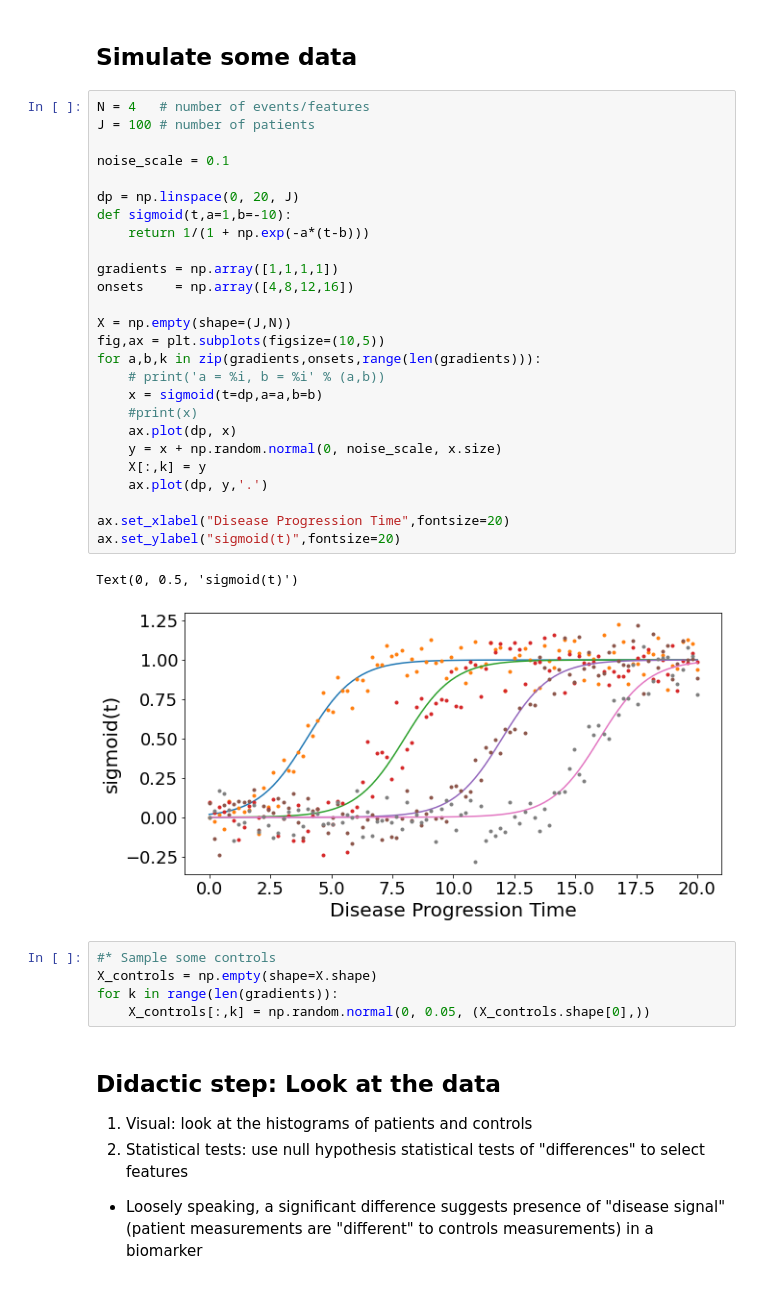
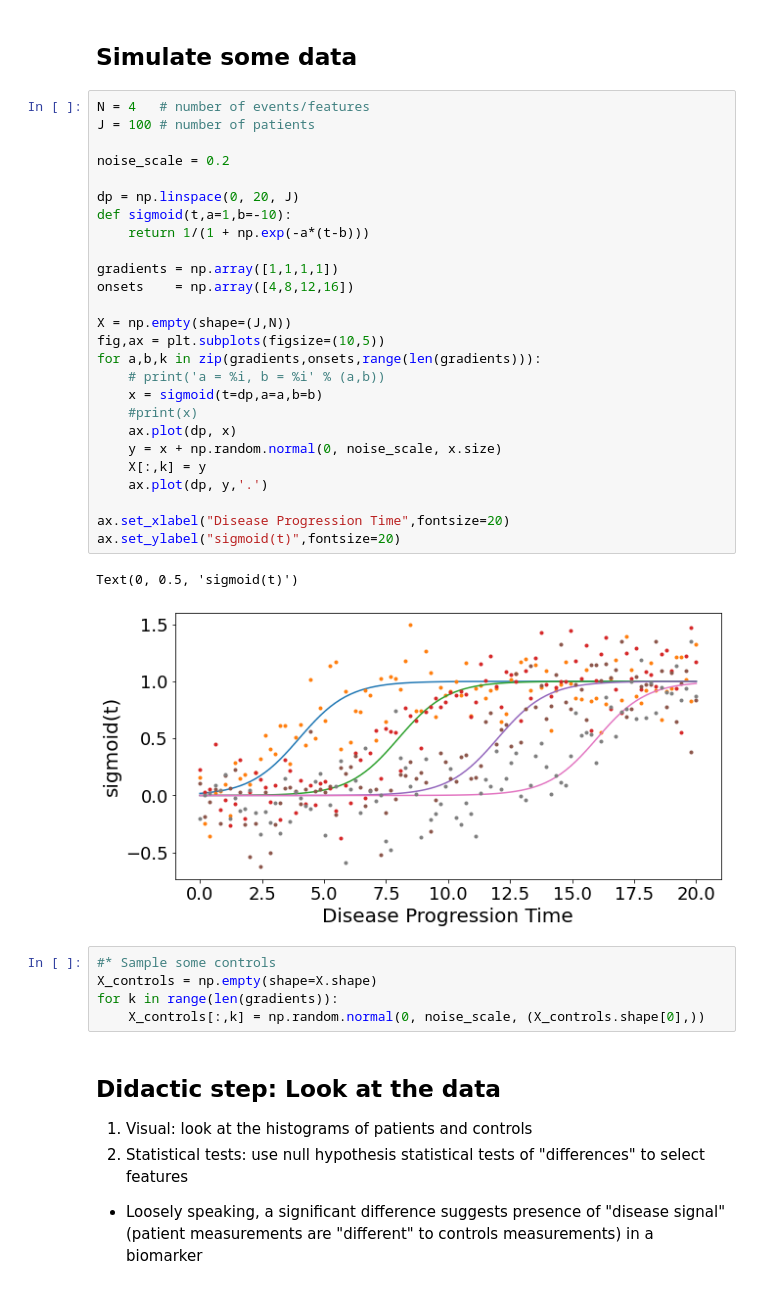
Before and after one commit to ucl-pond/kde_ebm, a Jupyter notebook: examples/kde_ebm_walkthrough.ipynb, the cells around one changed output. Drawn from its saved outputs; the diff is of its cells as text.

```diff
--- a/examples/kde_ebm_walkthrough.ipynb
+++ b/examples/kde_ebm_walkthrough.ipynb
@@ -33,37 +33,37 @@ plt.rcParams.update({'font.size': 18}) # default fontsize
 # %%
 N = 4   # number of events/features
 J = 100 # number of patients
 
-noise_scale = 0.1
+noise_scale = 0.2
 
 dp = np.linspace(0, 20, J)
 def sigmoid(t,a=1,b=-10):
     return 1/(1 + np.exp(-a*(t-b)))
 
 gradients = np.array([1,1,1,1])
 onsets    = np.array([4,8,12,16])
 
 X = np.empty(shape=(J,N))
 fig,ax = plt.subplots(figsize=(10,5))
 for a,b,k in zip(gradients,onsets,range(len(gradients))):
     # print('a = %i, b = %i' % (a,b))
     x = sigmoid(t=dp,a=a,b=b)
     #print(x)
     ax.plot(dp, x)
     y = x + np.random.normal(0, noise_scale, x.size)
     X[:,k] = y
     ax.plot(dp, y,'.')
 
 ax.set_xlabel("Disease Progression Time",fontsize=20)
 ax.set_ylabel("sigmoid(t)",fontsize=20)
 # %% [output]
 Text(0, 0.5, 'sigmoid(t)')
-[figure, old version]
+[figure, new version]
 # %%
 #* Sample some controls
 X_controls = np.empty(shape=X.shape)
 for k in range(len(gradients)):
-    X_controls[:,k] = np.random.normal(0, 0.05, (X_controls.shape[0],))
+    X_controls[:,k] = np.random.normal(0, noise_scale, (X_controls.shape[0],))
 # %% [markdown]
 ## Didactic step: Look at the data
 
```
Also changed, not shown: parts of 12 cells of this notebook.
